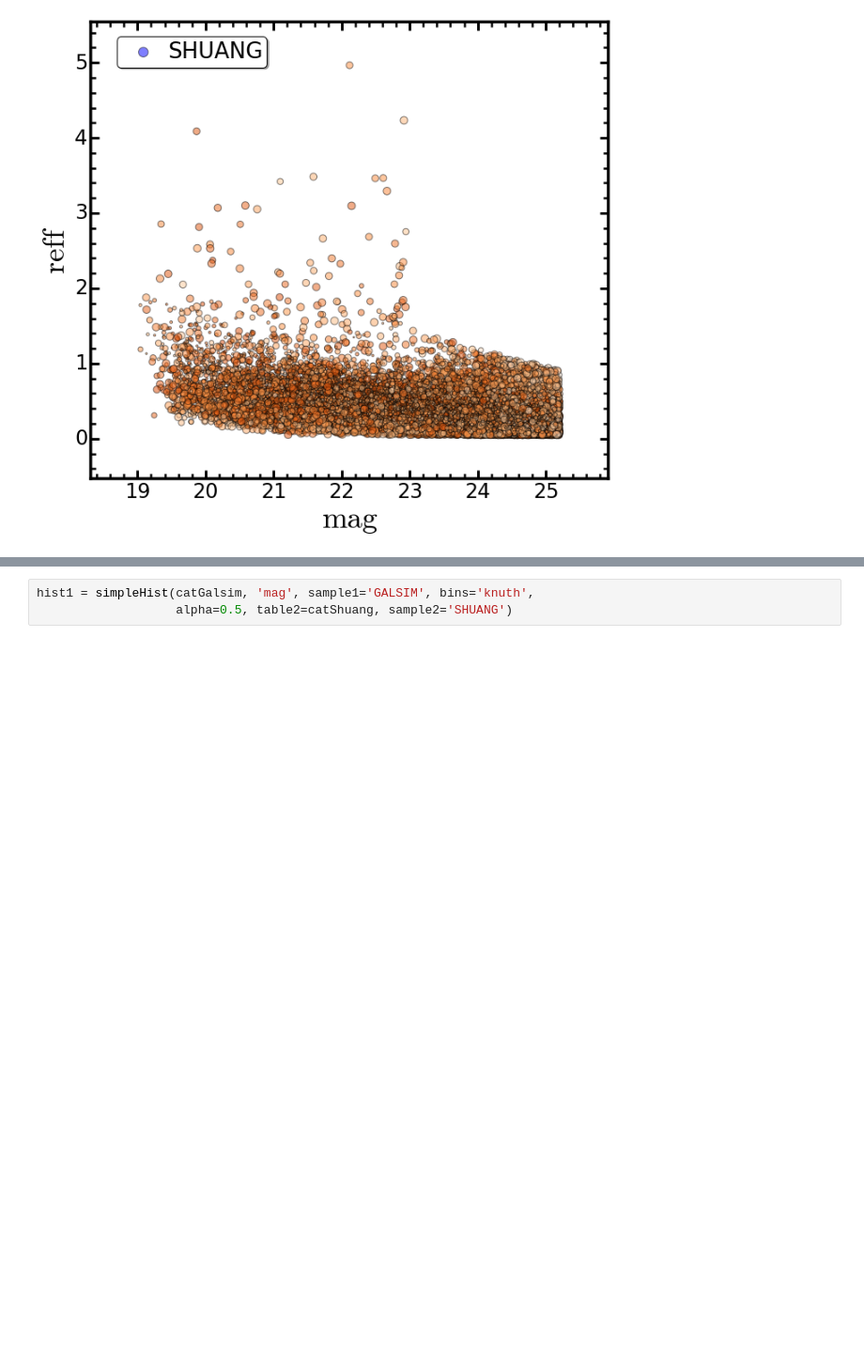
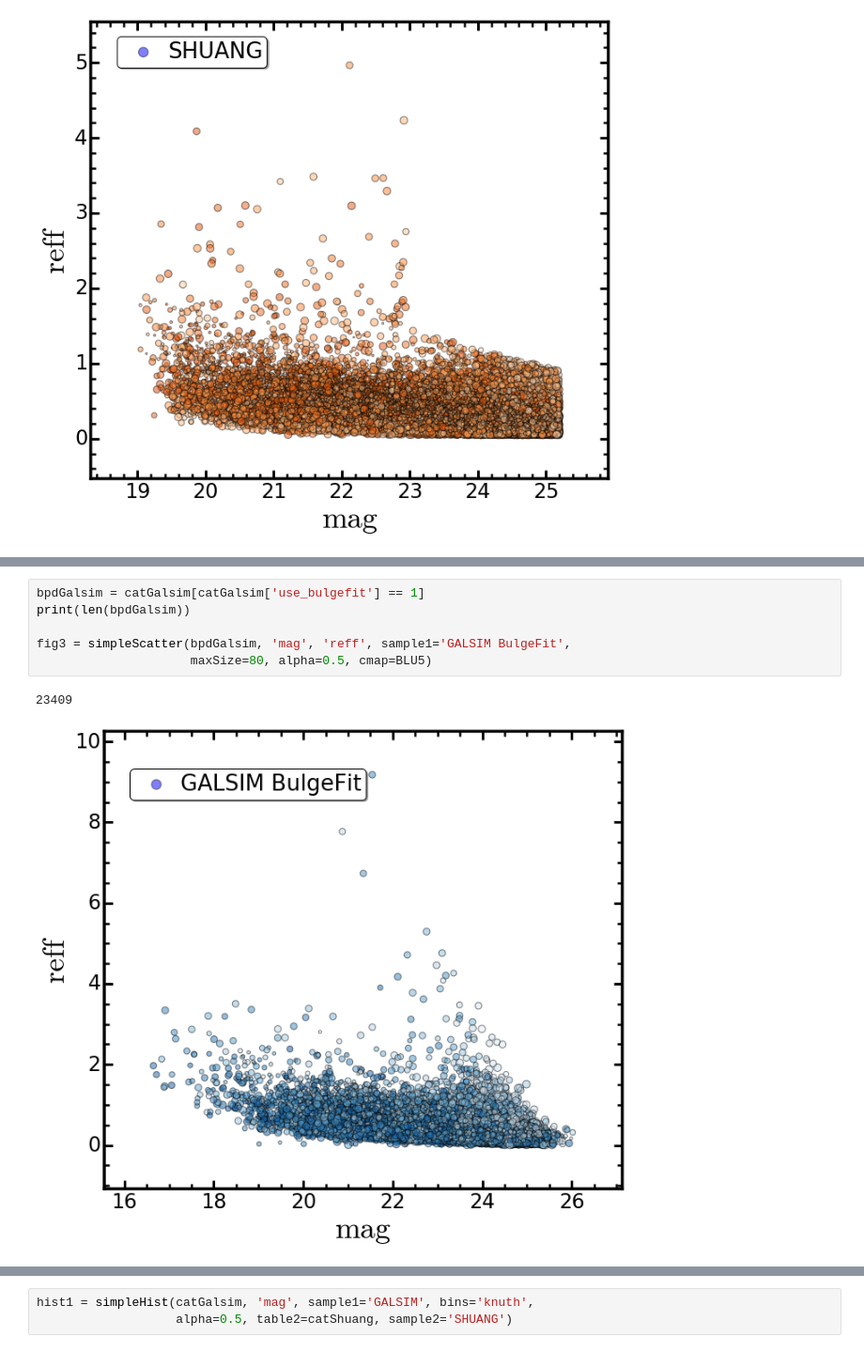
Before and after one commit to clackner2007/fake-sources, a Jupyter notebook: doc/cosmos/cosmosCat_compare.ipynb, the cells around one changed output, grey strips where cells are left out. Shown at 94% size. Drawn from its saved outputs; the diff is of its cells as text; blank space fills up the shorter version.

Commit message:
Add a few figures

```diff
--- a/doc/cosmos/cosmosCat_compare.ipynb
+++ b/doc/cosmos/cosmosCat_compare.ipynb
@@ -280,0 +282,9 @@ fig2 = simpleScatter(catGalsim, 'mag', 'reff', sample1='GALSIM',
+# %%
+bpdGalsim = catGalsim[catGalsim['use_bulgefit'] == 1]
+print(len(bpdGalsim))
+
+fig3 = simpleScatter(bpdGalsim, 'mag', 'reff', sample1='GALSIM BulgeFit',
+                     maxSize=80, alpha=0.5, cmap=BLU5)
+# %% [output]
+23409
+[figure, added]
```
Also changed, not shown: parts of 6 cells of this notebook.
